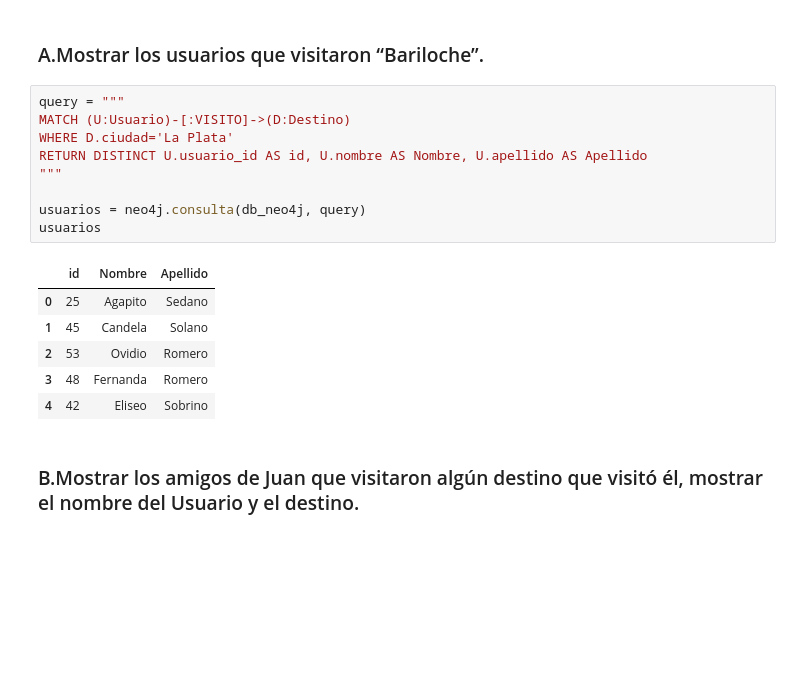
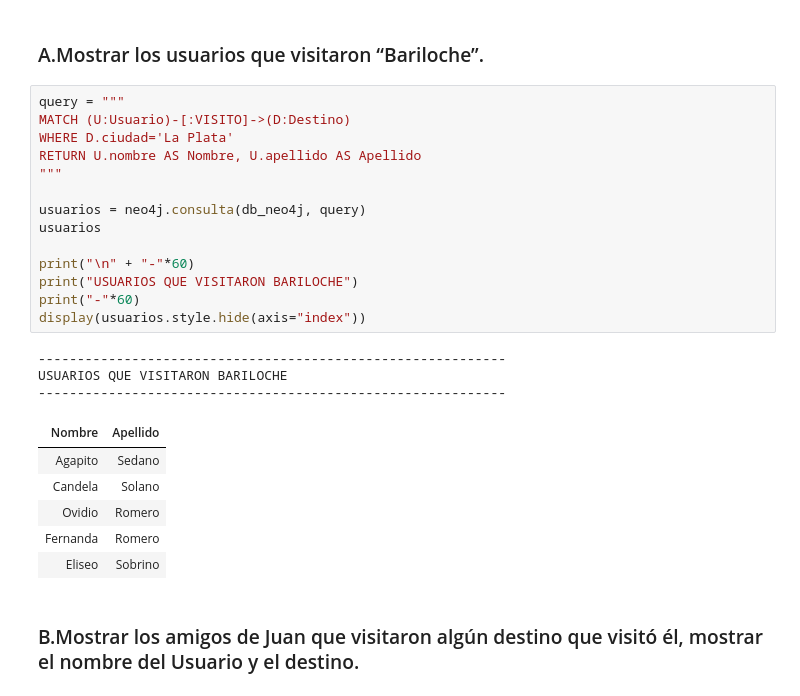
Before and after one commit to dariomicheli/BaseDatos, a Jupyter notebook: notebooks/Consultas.ipynb, the cells around one changed output. Drawn from its saved outputs; the diff is of its cells as text; blank space fills up the shorter version.

```diff
--- a/notebooks/Consultas.ipynb
+++ b/notebooks/Consultas.ipynb
@@ -56,19 +53,27 @@ except Exception as e:
 # %%
 query = """
 MATCH (U:Usuario)-[:VISITO]->(D:Destino)
 WHERE D.ciudad='La Plata'
-RETURN DISTINCT U.usuario_id AS id, U.nombre AS Nombre, U.apellido AS Apellido
+RETURN U.nombre AS Nombre, U.apellido AS Apellido
 """
 
 usuarios = neo4j.consulta(db_neo4j, query)
 usuarios
+
+print("\n" + "-"*60)
+print("USUARIOS QUE VISITARON BARILOCHE")
+print("-"*60)
+display(usuarios.style.hide(axis="index"))
 # %% [output]
+------------------------------------------------------------
+USUARIOS QUE VISITARON BARILOCHE
+------------------------------------------------------------
-|  | id | Nombre | Apellido |
-| 0 | 25 | Agapito | Sedano |
-| 1 | 45 | Candela | Solano |
-| 2 | 53 | Ovidio | Romero |
-| 3 | 48 | Fernanda | Romero |
-| 4 | 42 | Eliseo | Sobrino |
+| Nombre | Apellido |
+| Agapito | Sedano |
+| Candela | Solano |
+| Ovidio | Romero |
+| Fernanda | Romero |
+| Eliseo | Sobrino |
 # %% [markdown]
 ### B.Mostrar los amigos de Juan que visitaron algún destino que visitó él, mostrar el nombre del Usuario y el destino.
 # %%
```
Also changed, not shown: parts of 11 cells of this notebook, 3 other files.
